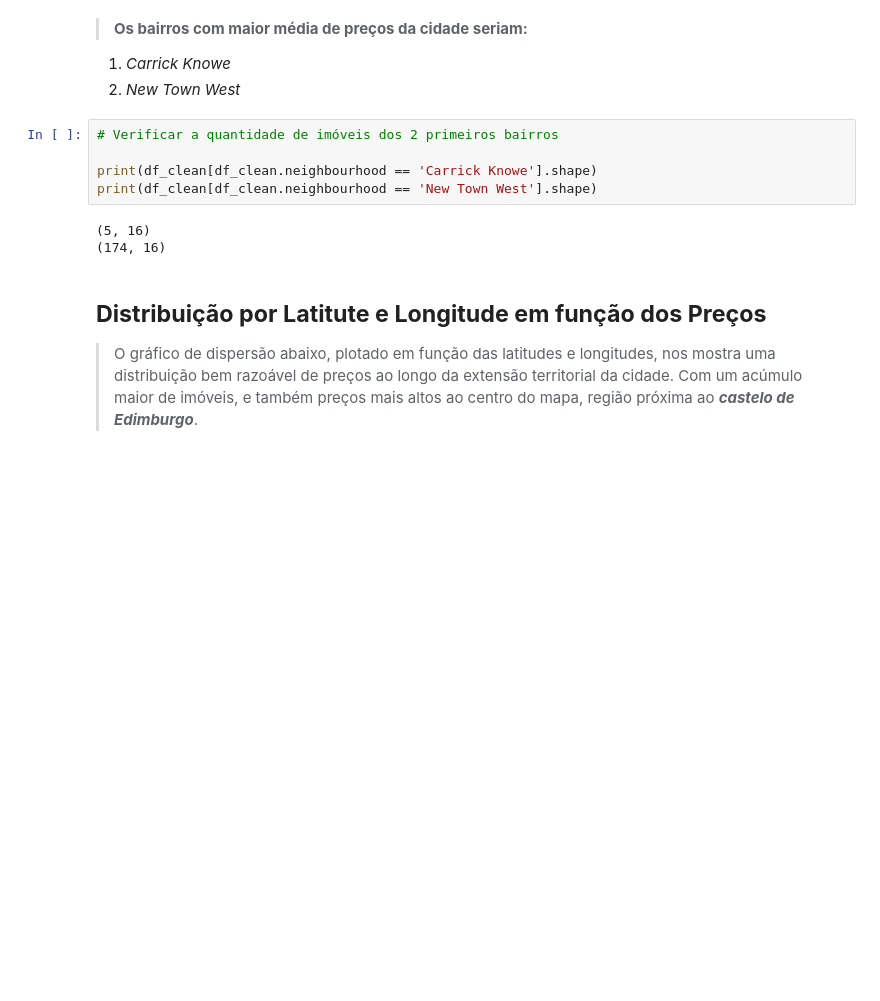
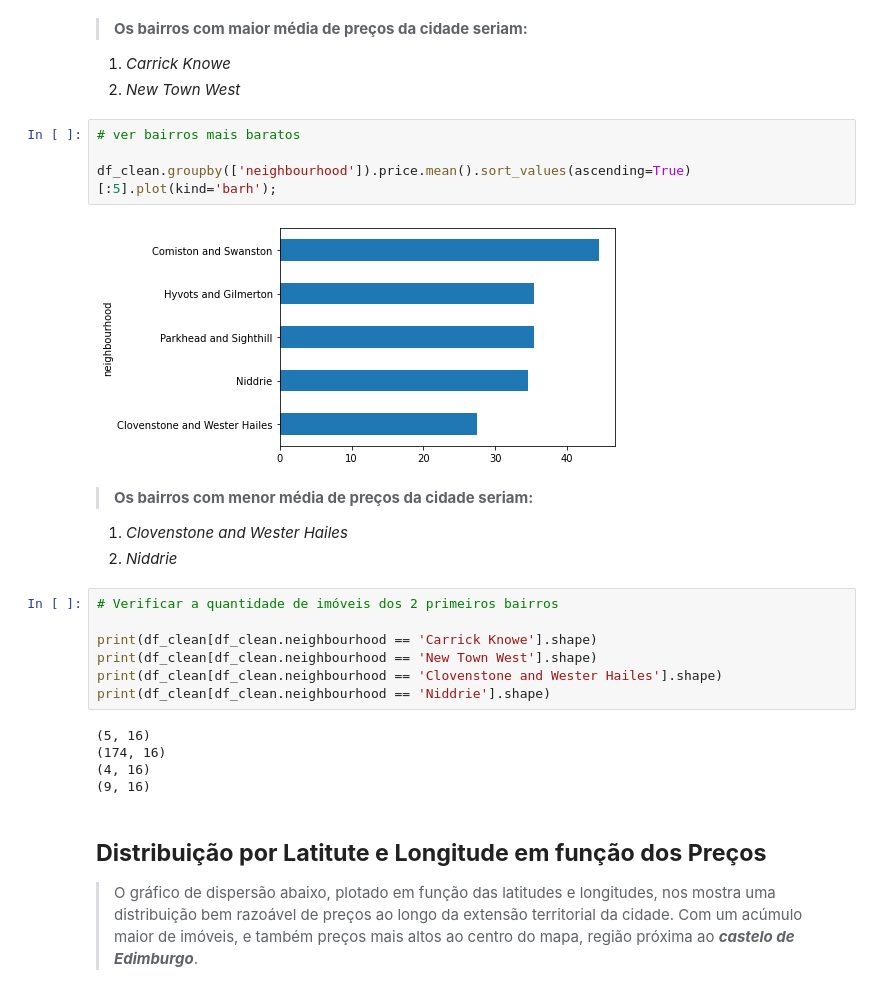
Before and after one commit to eubrunoosouza/Airbnb_DS_project, a Jupyter notebook: PROJETO_AIRBNB_EDIMBURGO.ipynb, the cells around one changed output. Drawn from its saved outputs; the diff is of its cells as text; blank space fills up the shorter version.

```diff
--- a/PROJETO_AIRBNB_EDIMBURGO.ipynb
+++ b/PROJETO_AIRBNB_EDIMBURGO.ipynb
@@ -557,14 +561,28 @@ Name: price, dtype: float64
 > **Os bairros com maior média de preços da cidade seriam:**
 1.  *Carrick Knowe*
 2.  *New Town West*
+# %%
+# ver bairros mais baratos
+
+df_clean.groupby(['neighbourhood']).price.mean().sort_values(ascending=True)[:5].plot(kind='barh');
+# %% [output]
+[figure, added]
+# %% [markdown]
+> **Os bairros com menor média de preços da cidade seriam:**
+1.  *Clovenstone and Wester Hailes*
+2.  *Niddrie*
 # %%
 # Verificar a quantidade de imóveis dos 2 primeiros bairros
 
 print(df_clean[df_clean.neighbourhood == 'Carrick Knowe'].shape)
 print(df_clean[df_clean.neighbourhood == 'New Town West'].shape)
+print(df_clean[df_clean.neighbourhood == 'Clovenstone and Wester Hailes'].shape)
+print(df_clean[df_clean.neighbourhood == 'Niddrie'].shape)
 # %% [output]
 (5, 16)
 (174, 16)
+(4, 16)
+(9, 16)
 # %% [markdown]
 ## **Distribuição por Latitute e Longitude em função dos Preços**
 
```
Also changed, not shown: parts of 4 cells of this notebook.
